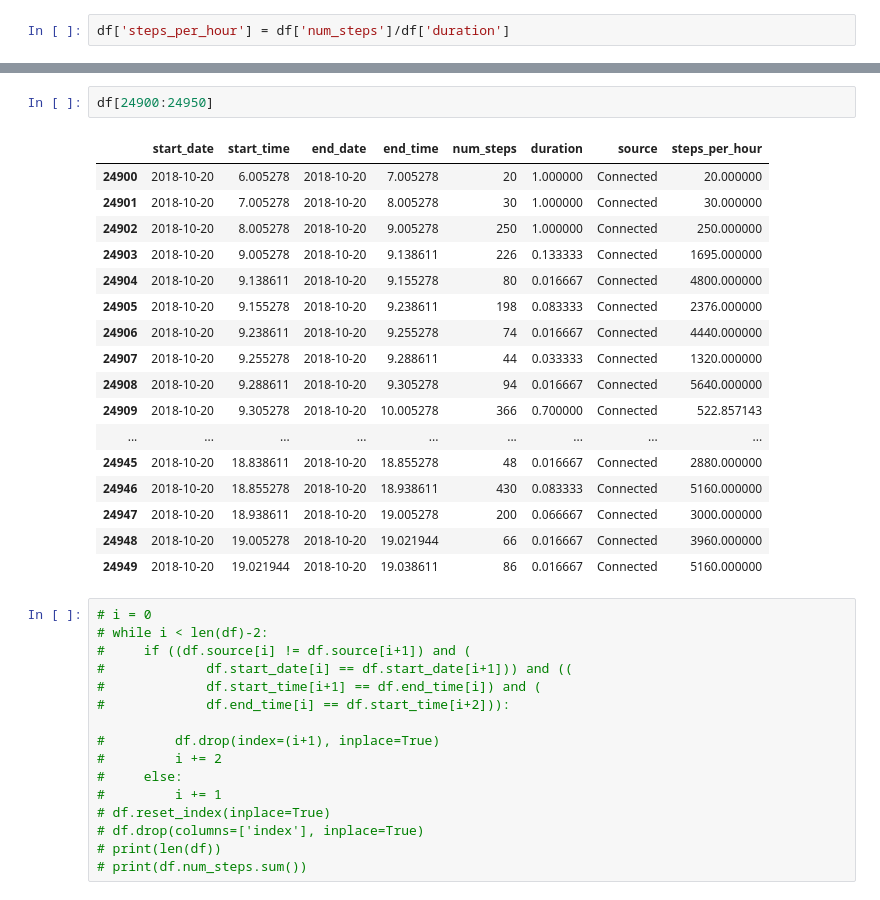
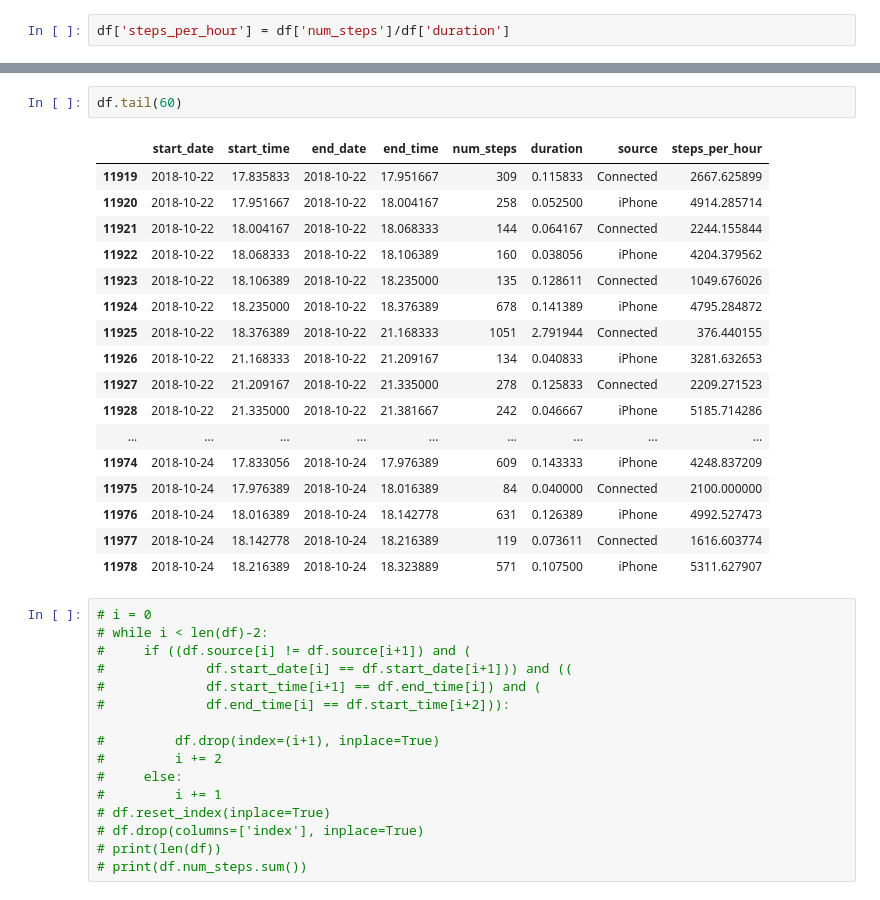
Before and after one commit to Data-is-life/Steps_Analysis, a Jupyter notebook: Steps_analysis.ipynb, the cells around one changed output, grey strips where cells are left out. Saved outputs shown, nothing was run; the diff lists cells and outputs as text.

```diff
--- a/Steps_analysis.ipynb
+++ b/Steps_analysis.ipynb
@@ -138,23 +165,23 @@ print(df.num_steps.sum())
-# %%
-df[24900:24950]
-# %% [output]
-|  | start_date | start_time | end_date | end_time | num_steps | duration | source | steps_per_hour |
-| 24900 | 2018-10-20 | 6.005278 | 2018-10-20 | 7.005278 | 20 | 1.000000 | Connected | 20.000000 |
-| 24901 | 2018-10-20 | 7.005278 | 2018-10-20 | 8.005278 | 30 | 1.000000 | Connected | 30.000000 |
-| 24902 | 2018-10-20 | 8.005278 | 2018-10-20 | 9.005278 | 250 | 1.000000 | Connected | 250.000000 |
-| 24903 | 2018-10-20 | 9.005278 | 2018-10-20 | 9.138611 | 226 | 0.133333 | Connected | 1695.000000 |
-| 24904 | 2018-10-20 | 9.138611 | 2018-10-20 | 9.155278 | 80 | 0.016667 | Connected | 4800.000000 |
-| 24905 | 2018-10-20 | 9.155278 | 2018-10-20 | 9.238611 | 198 | 0.083333 | Connected | 2376.000000 |
-| 24906 | 2018-10-20 | 9.238611 | 2018-10-20 | 9.255278 | 74 | 0.016667 | Connected | 4440.000000 |
-| 24907 | 2018-10-20 | 9.255278 | 2018-10-20 | 9.288611 | 44 | 0.033333 | Connected | 1320.000000 |
-| 24908 | 2018-10-20 | 9.288611 | 2018-10-20 | 9.305278 | 94 | 0.016667 | Connected | 5640.000000 |
-| 24909 | 2018-10-20 | 9.305278 | 2018-10-20 | 10.005278 | 366 | 0.700000 | Connected | 522.857143 |
-| ... | ... | ... | ... | ... | ... | ... | ... | ... |
-| 24945 | 2018-10-20 | 18.838611 | 2018-10-20 | 18.855278 | 48 | 0.016667 | Connected | 2880.000000 |
-| 24946 | 2018-10-20 | 18.855278 | 2018-10-20 | 18.938611 | 430 | 0.083333 | Connected | 5160.000000 |
-| 24947 | 2018-10-20 | 18.938611 | 2018-10-20 | 19.005278 | 200 | 0.066667 | Connected | 3000.000000 |
-| 24948 | 2018-10-20 | 19.005278 | 2018-10-20 | 19.021944 | 66 | 0.016667 | Connected | 3960.000000 |
-| 24949 | 2018-10-20 | 19.021944 | 2018-10-20 | 19.038611 | 86 | 0.016667 | Connected | 5160.000000 |
+# %%
+df.tail(60)
+# %% [output]
+|  | start_date | start_time | end_date | end_time | num_steps | duration | source | steps_per_hour |
+| 11919 | 2018-10-22 | 17.835833 | 2018-10-22 | 17.951667 | 309 | 0.115833 | Connected | 2667.625899 |
+| 11920 | 2018-10-22 | 17.951667 | 2018-10-22 | 18.004167 | 258 | 0.052500 | iPhone | 4914.285714 |
+| 11921 | 2018-10-22 | 18.004167 | 2018-10-22 | 18.068333 | 144 | 0.064167 | Connected | 2244.155844 |
+| 11922 | 2018-10-22 | 18.068333 | 2018-10-22 | 18.106389 | 160 | 0.038056 | iPhone | 4204.379562 |
+| 11923 | 2018-10-22 | 18.106389 | 2018-10-22 | 18.235000 | 135 | 0.128611 | Connected | 1049.676026 |
+| 11924 | 2018-10-22 | 18.235000 | 2018-10-22 | 18.376389 | 678 | 0.141389 | iPhone | 4795.284872 |
+| 11925 | 2018-10-22 | 18.376389 | 2018-10-22 | 21.168333 | 1051 | 2.791944 | Connected | 376.440155 |
+| 11926 | 2018-10-22 | 21.168333 | 2018-10-22 | 21.209167 | 134 | 0.040833 | iPhone | 3281.632653 |
+| 11927 | 2018-10-22 | 21.209167 | 2018-10-22 | 21.335000 | 278 | 0.125833 | Connected | 2209.271523 |
+| 11928 | 2018-10-22 | 21.335000 | 2018-10-22 | 21.381667 | 242 | 0.046667 | iPhone | 5185.714286 |
+| ... | ... | ... | ... | ... | ... | ... | ... | ... |
+| 11974 | 2018-10-24 | 17.833056 | 2018-10-24 | 17.976389 | 609 | 0.143333 | iPhone | 4248.837209 |
+| 11975 | 2018-10-24 | 17.976389 | 2018-10-24 | 18.016389 | 84 | 0.040000 | Connected | 2100.000000 |
+| 11976 | 2018-10-24 | 18.016389 | 2018-10-24 | 18.142778 | 631 | 0.126389 | iPhone | 4992.527473 |
+| 11977 | 2018-10-24 | 18.142778 | 2018-10-24 | 18.216389 | 119 | 0.073611 | Connected | 1616.603774 |
+| 11978 | 2018-10-24 | 18.216389 | 2018-10-24 | 18.323889 | 571 | 0.107500 | iPhone | 5311.627907 |
 # %%
 # i = 0
 # while i < len(df)-2:
```
Also changed, not shown: parts of 5 cells of this notebook.
